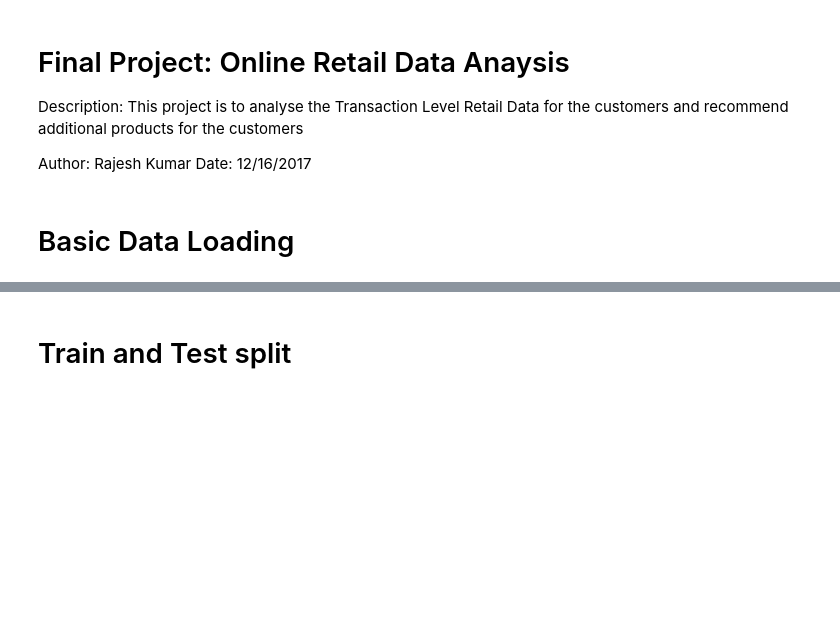
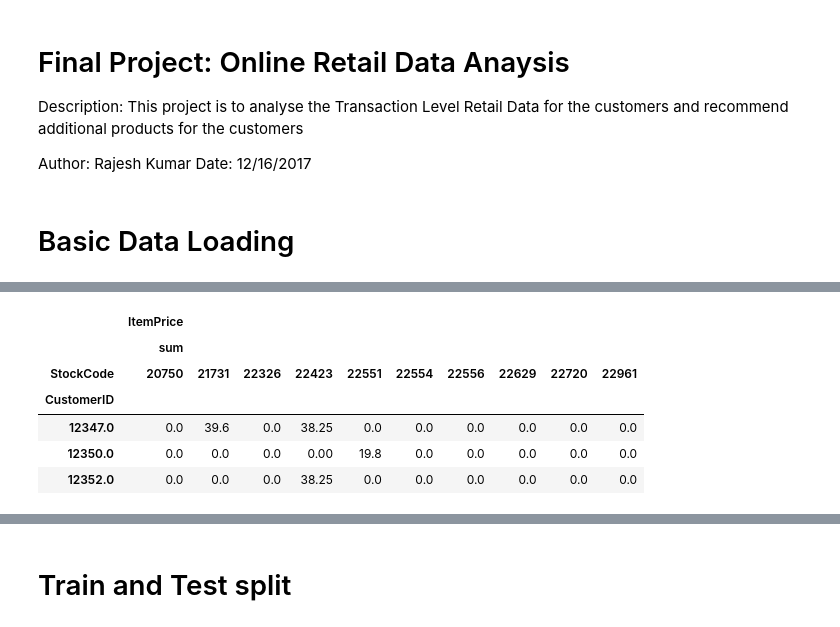
Before and after one commit to rajk11040/OnlineRetailData, a Jupyter notebook: Online Retail Data Project Raj.ipynb, the cells around one changed output, grey strips where cells are left out. Saved outputs shown, nothing was run; the diff lists cells and outputs as text; code cells hidden in the pictures; blank space fills up the shorter version.

```diff
--- a/Online Retail Data Project Raj.ipynb
+++ b/Online Retail Data Project Raj.ipynb
@@ -111,0 +183,12 @@ print(test.shape)
+# %%
+#remove Nan
+dataready = dataunstack.fillna(0)
+dataready.head(3)
+# %% [output]
+|  | ItemPrice |  |  |  |  |  |  |  |  |  |
+|  | sum |  |  |  |  |  |  |  |  |  |
+| StockCode | 20750 | 21731 | 22326 | 22423 | 22551 | 22554 | 22556 | 22629 | 22720 | 22961 |
+| CustomerID |  |  |  |  |  |  |  |  |  |  |
+| 12347.0 | 0.0 | 39.6 | 0.0 | 38.25 | 0.0 | 0.0 | 0.0 | 0.0 | 0.0 | 0.0 |
+| 12350.0 | 0.0 | 0.0 | 0.0 | 0.00 | 19.8 | 0.0 | 0.0 | 0.0 | 0.0 | 0.0 |
+| 12352.0 | 0.0 | 0.0 | 0.0 | 38.25 | 0.0 | 0.0 | 0.0 | 0.0 | 0.0 | 0.0 |
```
Also changed, not shown: parts of 23 cells of this notebook.
